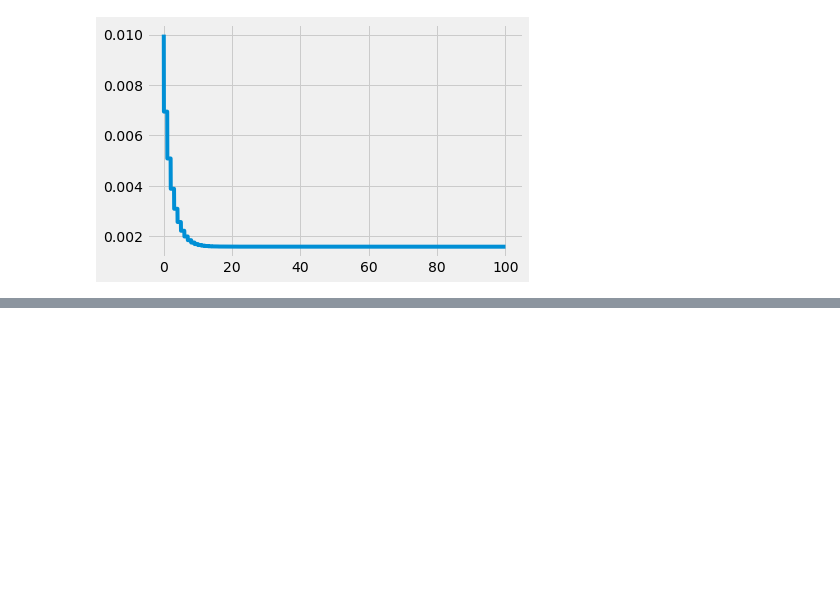
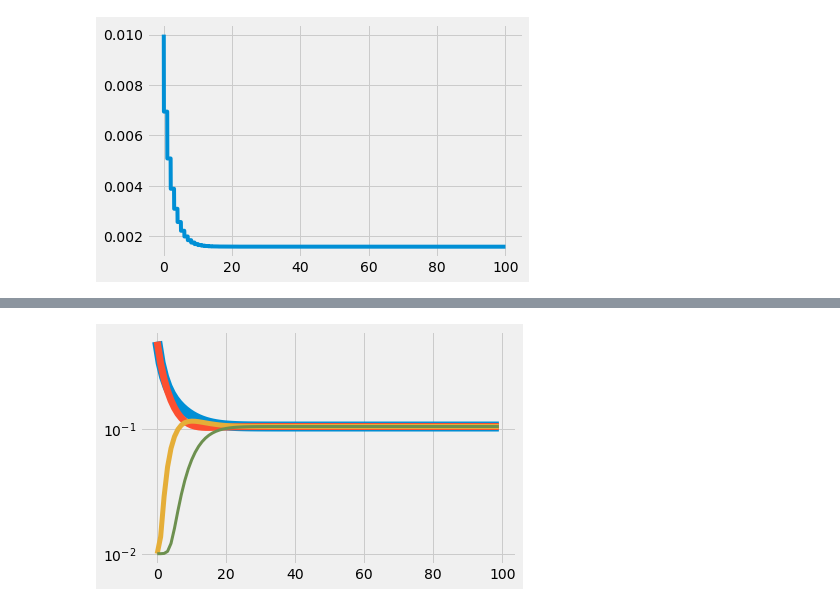
Before and after one commit to fonstelien/TEK4050, a Jupyter notebook: project/project.ipynb, the cells around one changed output, grey strips where cells are left out. Cells and saved outputs as stored; diff of their text form; code cells hidden in the pictures; blank space fills up the shorter version.

```diff
--- a/project/project.ipynb
+++ b/project/project.ipynb
@@ -304,0 +270,20 @@ plt.show()
+# %%
+# Total
+(_, _, _, s_tot) = run_kalman(z, u, Fi, La, Ga, P0, R, mi, suboptimal=True)
+err_tot = np.linalg.norm(s_tot, axis=0)
+
+# Bias error
+# Position
+M = np.diag([1,0,0])
+(_, _, _, s_pos) = run_kalman(z, u, Fi, La, Ga, M@P0, R, mi, suboptimal=True)
+err_pos = np.linalg.norm(s_pos, axis=0)
+
+# Velocity
+M = np.diag([0,1,0])
+(_, _, _, s_vel) = run_kalman(z, u, Fi, La, Ga, M@P0, R, mi, suboptimal=True)
+err_vel = np.linalg.norm(s_vel, axis=0)
+
+# Armature current
+M = np.diag([0,0,1])
+(_, _, _, s_cur) = run_kalman(z, u, Fi, La, Ga, M@P0, R, mi, suboptimal=True)
+err_cur = np.linalg.norm(s_cur, axis=0)
@@ -304,0 +292,8 @@ plt.show()
+# %%
+plt.plot(tm, err_tot, lw=10)
+plt.plot(tm, err_pos, lw=7)
+plt.plot(tm, err_vel, lw=5)
+plt.plot(tm, err_cur, lw=3)
+plt.yscale('log')
+# %% [output]
+[figure, added]
```
Also changed, not shown: parts of 15 cells of this notebook.
